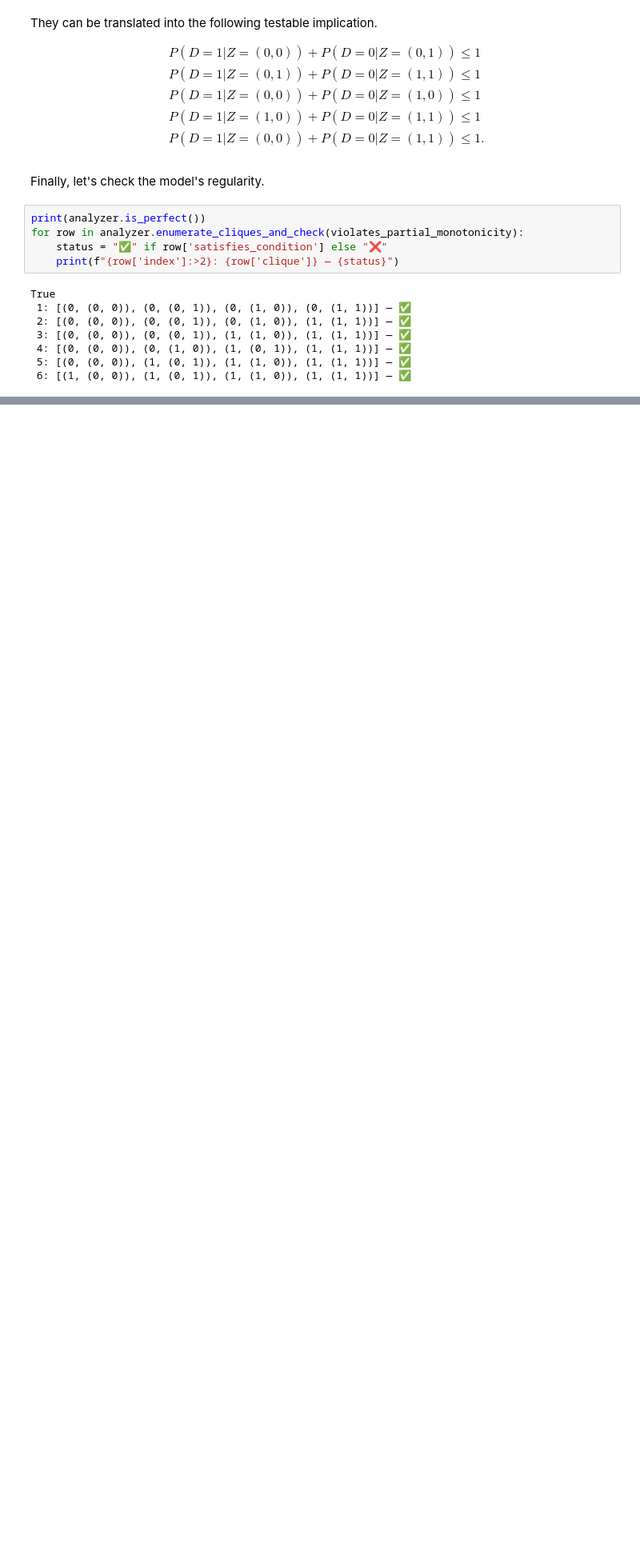
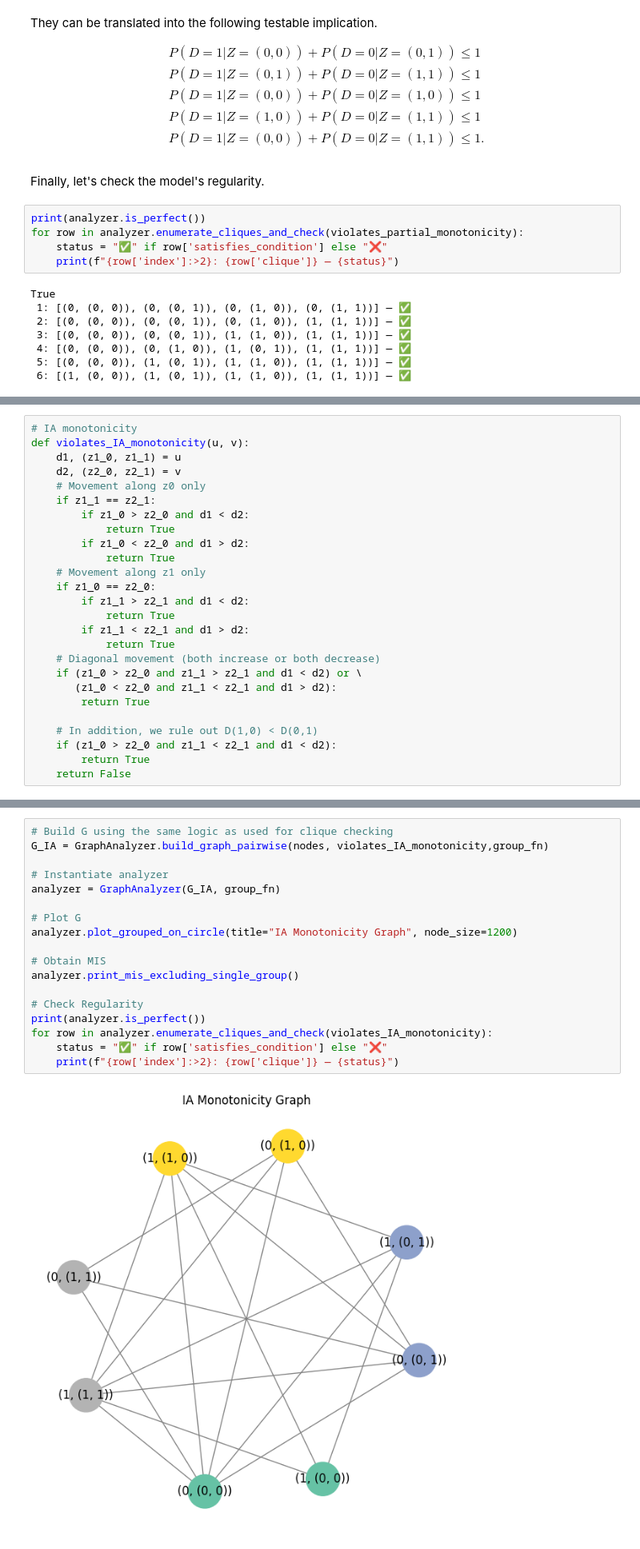
Before and after one commit to hkaido0718/SupportRestriction, a Jupyter notebook: Partial_Monotonicity.ipynb, the cells around one changed output, grey strips where cells are left out. Shown: that part at 80% size. Drawn from its saved outputs; the diff is of its cells as text; blank space fills up the shorter version.

```diff
--- a/Partial_Monotonicity.ipynb
+++ b/Partial_Monotonicity.ipynb
@@ -105,0 +109,26 @@ The model is regular. Hence, the testable implication is sharp.
+# %%
+# IA monotonicity
+def violates_IA_monotonicity(u, v):
+    d1, (z1_0, z1_1) = u
+    d2, (z2_0, z2_1) = v
+    # Movement along z0 only
+    if z1_1 == z2_1:
+        if z1_0 > z2_0 and d1 < d2:
+            return True
+        if z1_0 < z2_0 and d1 > d2:
+            return True
+    # Movement along z1 only
+    if z1_0 == z2_0:
+        if z1_1 > z2_1 and d1 < d2:
+            return True
+        if z1_1 < z2_1 and d1 > d2:
+            return True
+    # Diagonal movement (both increase or both decrease)
+    if (z1_0 > z2_0 and z1_1 > z2_1 and d1 < d2) or \
+       (z1_0 < z2_0 and z1_1 < z2_1 and d1 > d2):
+        return True
+
+    # In addition, we rule out D(1,0) < D(0,1)
+    if (z1_0 > z2_0 and z1_1 < z2_1 and d1 < d2):
+        return True
+    return False
@@ -105,0 +137,20 @@ The model is regular. Hence, the testable implication is sharp.
+# %%
+# Build G using the same logic as used for clique checking
+G_IA = GraphAnalyzer.build_graph_pairwise(nodes, violates_IA_monotonicity,group_fn)
+
+# Instantiate analyzer
+analyzer = GraphAnalyzer(G_IA, group_fn)
+
+# Plot G
+analyzer.plot_grouped_on_circle(title="IA Monotonicity Graph", node_size=1200)
+
+# Obtain MIS
+analyzer.print_mis_excluding_single_group()
+
+# Check Regularity
+print(analyzer.is_perfect())
+for row in analyzer.enumerate_cliques_and_check(violates_IA_monotonicity):
+    status = "✅" if row['satisfies_condition'] else "❌"
+    print(f"{row['index']:>2}: {row['clique']} — {status}")
+# %% [output]
+[figure, added]
```
Also changed, not shown: parts of 7 cells of this notebook.
